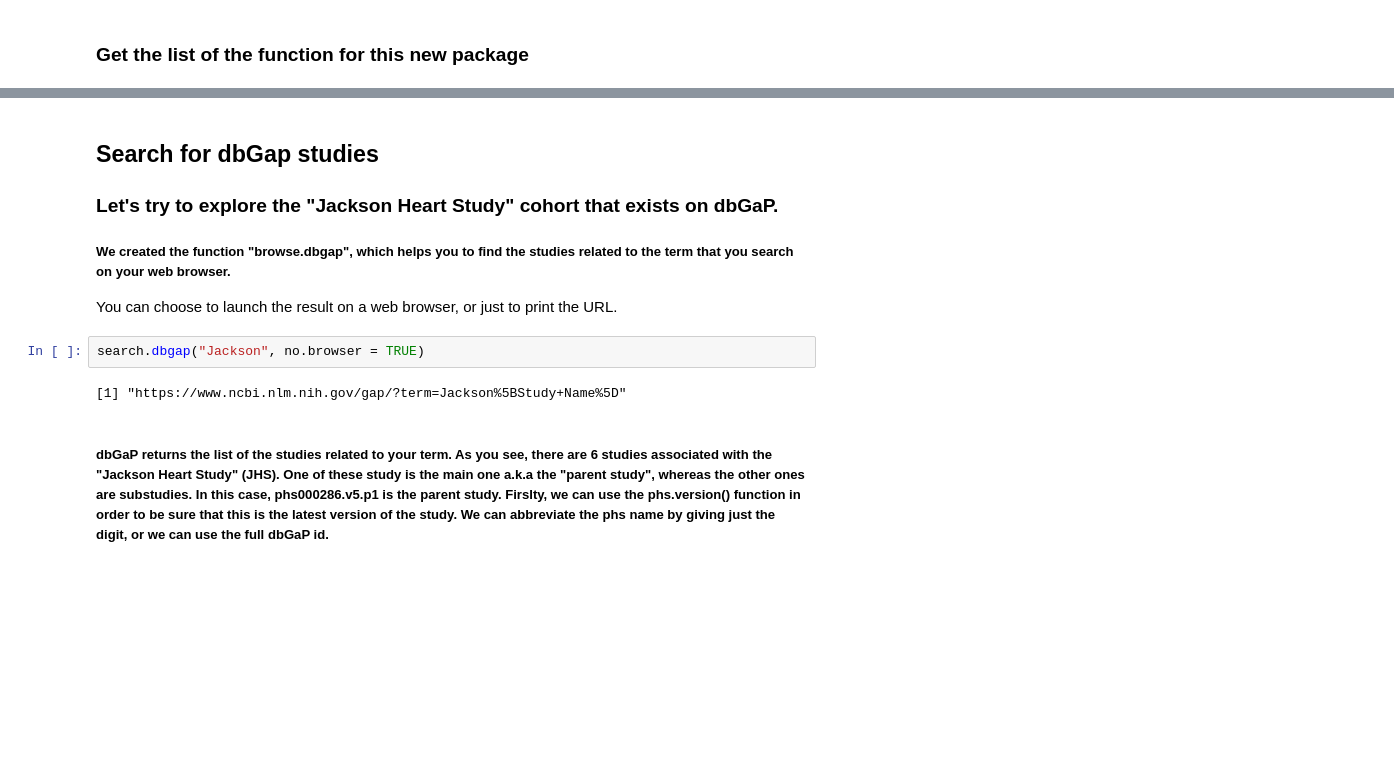
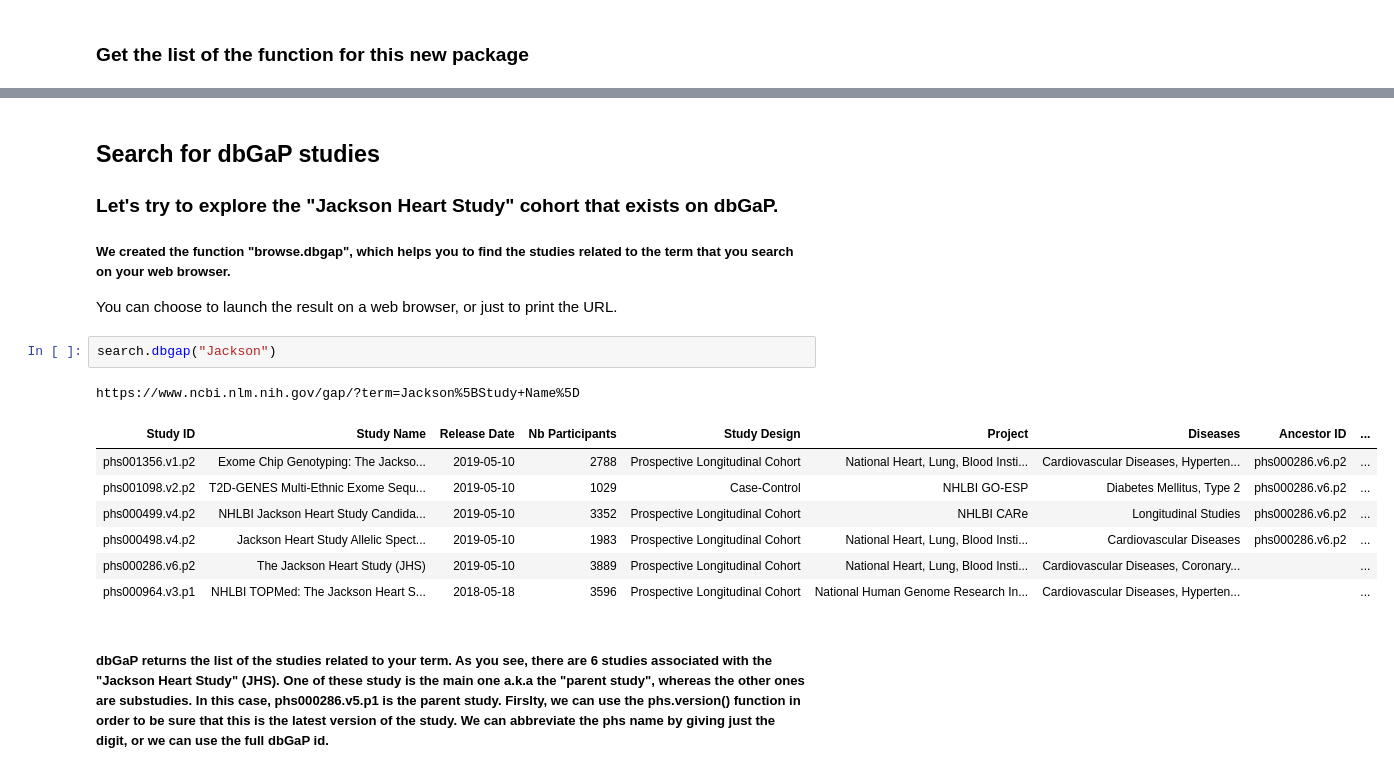
Before and after one commit to gversmee/dbgap2x, a Jupyter notebook: dbgap2x.ipynb, the cells around one changed output, grey strips where cells are left out. Saved outputs shown, nothing was run; the diff lists cells and outputs as text; blank space fills up the shorter version.

```diff
--- a/dbgap2x.ipynb
+++ b/dbgap2x.ipynb
@@ -31,12 +30,19 @@ variables.report : function (phs)
 # %% [markdown]
-## Search for dbGap studies
+## Search for dbGaP studies
 ### Let's try to explore the "Jackson Heart Study" cohort that exists on dbGaP.
 ##### We created the function "browse.dbgap", which helps you to find the studies related to the term that you search on your web browser.
 You can choose to launch the result on a web browser, or just to print the URL.
 # %%
-search.dbgap("Jackson", no.browser = TRUE)
+search.dbgap("Jackson")
 # %% [output]
-[1] "https://www.ncbi.nlm.nih.gov/gap/?term=Jackson%5BStudy+Name%5D"
+https://www.ncbi.nlm.nih.gov/gap/?term=Jackson%5BStudy+Name%5D
+| Study ID | Study Name | Release Date | Nb Participants | Study Design | Project | Diseases | Ancestor ID | ... |
+| phs001356.v1.p2 | Exome Chip Genotyping: The Jackso... | 2019-05-10 | 2788 | Prospective Longitudinal Cohort | National Heart, Lung, Blood Insti... | Cardiovascular Diseases, Hyperten... | phs000286.v6.p2 | ... |
+| phs001098.v2.p2 | T2D-GENES Multi-Ethnic Exome Sequ... | 2019-05-10 | 1029 | Case-Control | NHLBI GO-ESP | Diabetes Mellitus, Type 2 | phs000286.v6.p2 | ... |
+| phs000499.v4.p2 | NHLBI Jackson Heart Study Candida... | 2019-05-10 | 3352 | Prospective Longitudinal Cohort | NHLBI CARe | Longitudinal Studies | phs000286.v6.p2 | ... |
+| phs000498.v4.p2 | Jackson Heart Study Allelic Spect... | 2019-05-10 | 1983 | Prospective Longitudinal Cohort | National Heart, Lung, Blood Insti... | Cardiovascular Diseases | phs000286.v6.p2 | ... |
+| phs000286.v6.p2 | The Jackson Heart Study (JHS) | 2019-05-10 | 3889 | Prospective Longitudinal Cohort | National Heart, Lung, Blood Insti... | Cardiovascular Diseases, Coronary... |  | ... |
+| phs000964.v3.p1 | NHLBI TOPMed: The Jackson Heart S... | 2018-05-18 | 3596 | Prospective Longitudinal Cohort | National Human Genome Research In... | Cardiovascular Diseases, Hyperten... |  | ... |
 # %% [markdown]
 ##### dbGaP returns the list of the studies related to your term. As you see, there are 6 studies associated with the "Jackson Heart Study" (JHS). One of these study is the main one a.k.a the "parent study", whereas the other ones are substudies. In this case, phs000286.v5.p1 is the parent study. Firslty, we can use the phs.version() function in order to be sure that this is the latest version of the study. We can abbreviate the phs name by giving just the digit, or we can use the full dbGaP id.
 # %%
```
Also changed, not shown: parts of 15 cells of this notebook, 13 other files.
